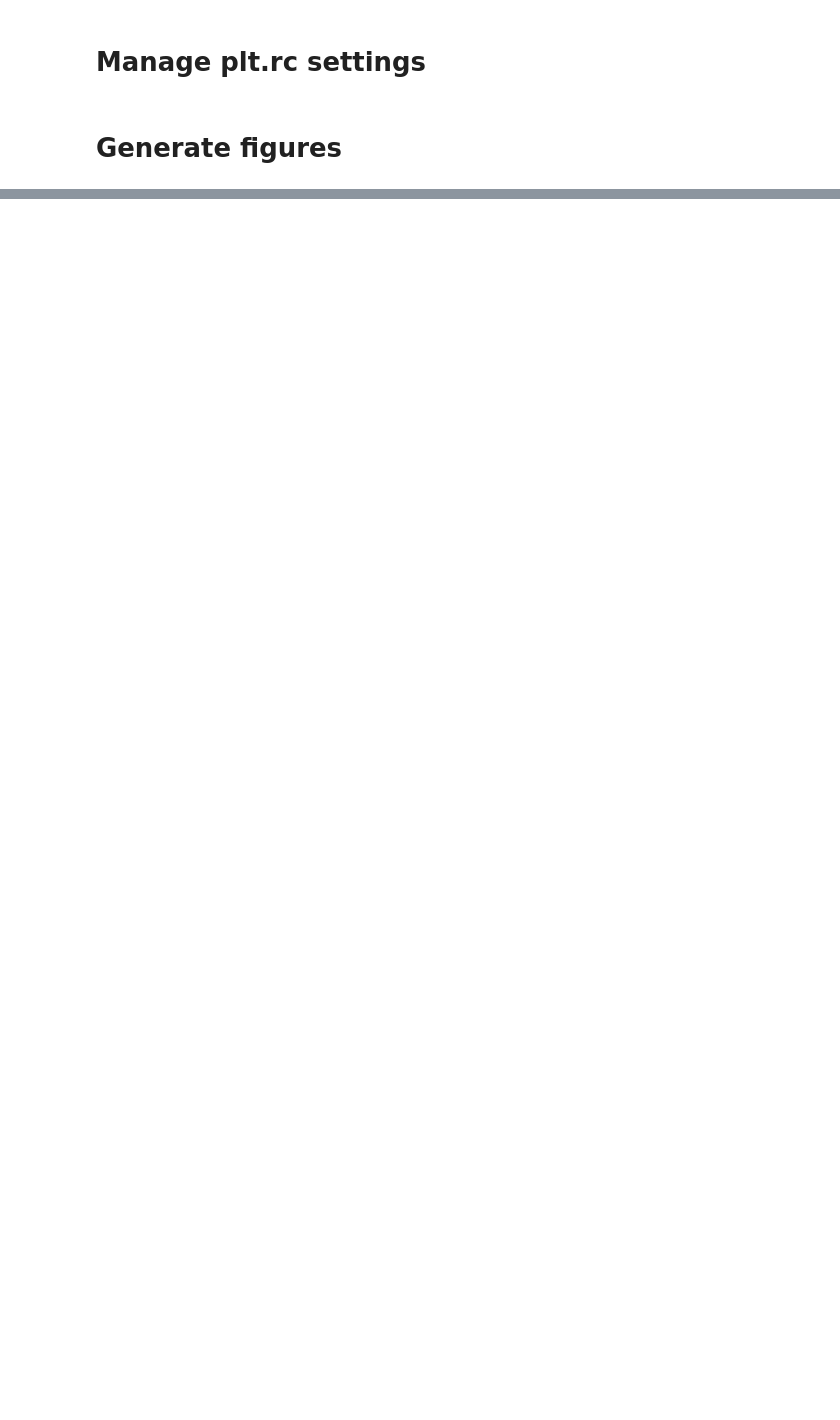
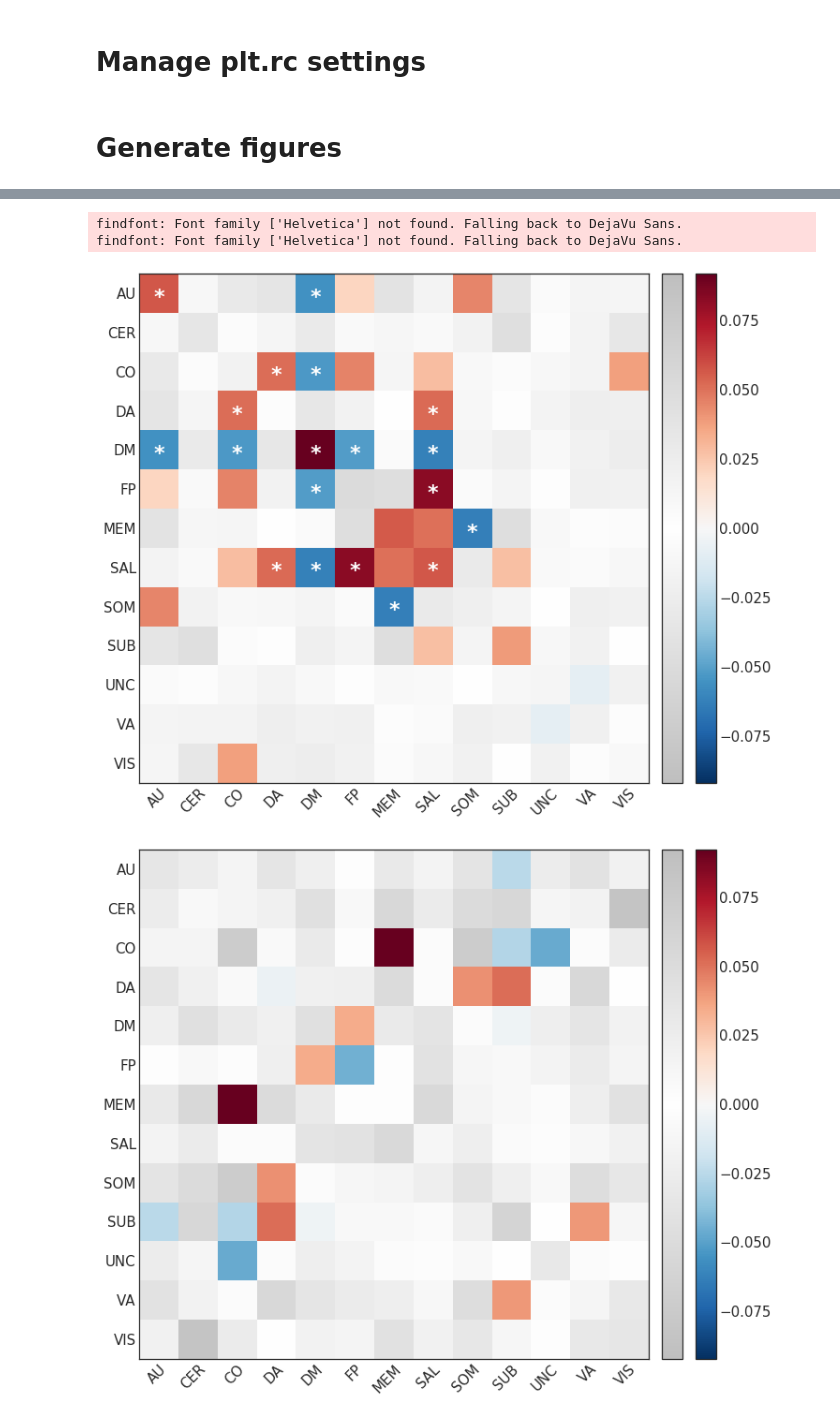
Before and after one commit to kfinc/wm-training-modularity, a Jupyter notebook: 04-dynamic_FC_analyses/12-mlm_networks_summary.ipynb, the cells around one changed output, grey strips where cells are left out. Cells and saved outputs as stored; diff of their text form; code cells hidden in the pictures; blank space fills up the shorter version.

Commit message:
added description to 12-mlm_networks_summary

```diff
--- a/04-dynamic_FC_analyses/12-mlm_networks_summary.ipynb
+++ b/04-dynamic_FC_analyses/12-mlm_networks_summary.ipynb
@@ -20,14 +52,31 @@ atlas = 'power'
 # %%
-path_stats = f'whole-brain_{atlas}_{dataset}_mlm_stats.csv'
-path_params = f'whole-brain_{atlas}_{dataset}_mlm_params.csv'
+cart = np.load(
+    os.path.join(path_cart_raw, fname_cart_raw),
+    allow_pickle=True)
 
-df_stats = pd.read_csv(os.path.join(path_root, path_stats), index_col=0)
-df_params = pd.read_csv(os.path.join(path_root, path_params), index_col=0)
+df_stats = pd.read_csv(os.path.join(path_mlm_summary, fname_mlm_stats), index_col=0)
+df_params = pd.read_csv(os.path.join(path_mlm_summary, fname_mlm_params), index_col=0)
 
+df_groups = pd.read_csv(os.path.join(path_groups, fname_groups), index_col=0)
+sub_filter = df_groups[who]
+
+beh = np.load(
+    os.path.join(path_beh, fname_beh),
+    allow_pickle=True)
+
+with open(os.path.join(path_beh, fname_beh_meta), 'r') as f:
+    meta = json.load(f)
+
+# Create LSN labels
 if atlas == 'power':
     labels = ['AU', 'CER', 'CO', 'DA', 'DM', 'FP', 'MEM',
               'SAL', 'SOM', 'SUB', 'UNC', 'VA', 'VIS']
 else:
     labels = ['CON', 'DA', 'DM', 'LIM', 'SAL', 'SOM', 'VIS']
+    # labels.reverse()
 
 n_lsn = len(labels)
+
+# Display hint
+for dim in ['dim2', 'dim3', 'dim4', 'dim5']:
+    print(dim, ': ', meta[dim])
@@ -104,7 +160,15 @@ def correct_pvals_array(pvals, method='fdr_bh'):
     pvals_corrected[upper_ind] = pvals_vec_corrected
     return pvals_corrected
 
-symmetrize = lambda x: x + x.T - np.diag(np.diag(x))
+def symmetrize(matrix):
+    '''Symmetrizes triangular matrix'''
+    from warnings import warn
+
+    if np.allclose(matrix, matrix.T):
+        warn('matrix is already symmetric')
+        return matrix
+    else:
+        return matrix + matrix.T - np.diag(np.diag(matrix))
 # %% [markdown]
 # Manage plt.rc settings
 # %%
@@ -211,0 +271,8 @@ cb_nsig.set_ticks([])
+# %%
+matrix_pval_plot(pval_mlm[1], beta_ses[-1], labels, )
+matrix_pval_plot(pval_mlm[2], beta_inter[-1], labels)
+# %% [output]
+findfont: Font family ['Helvetica'] not found. Falling back to DejaVu Sans.
+findfont: Font family ['Helvetica'] not found. Falling back to DejaVu Sans.
+[figure, added]
+[figure, added]
```
Also changed, not shown: parts of 20 cells of this notebook, 1 other file.
